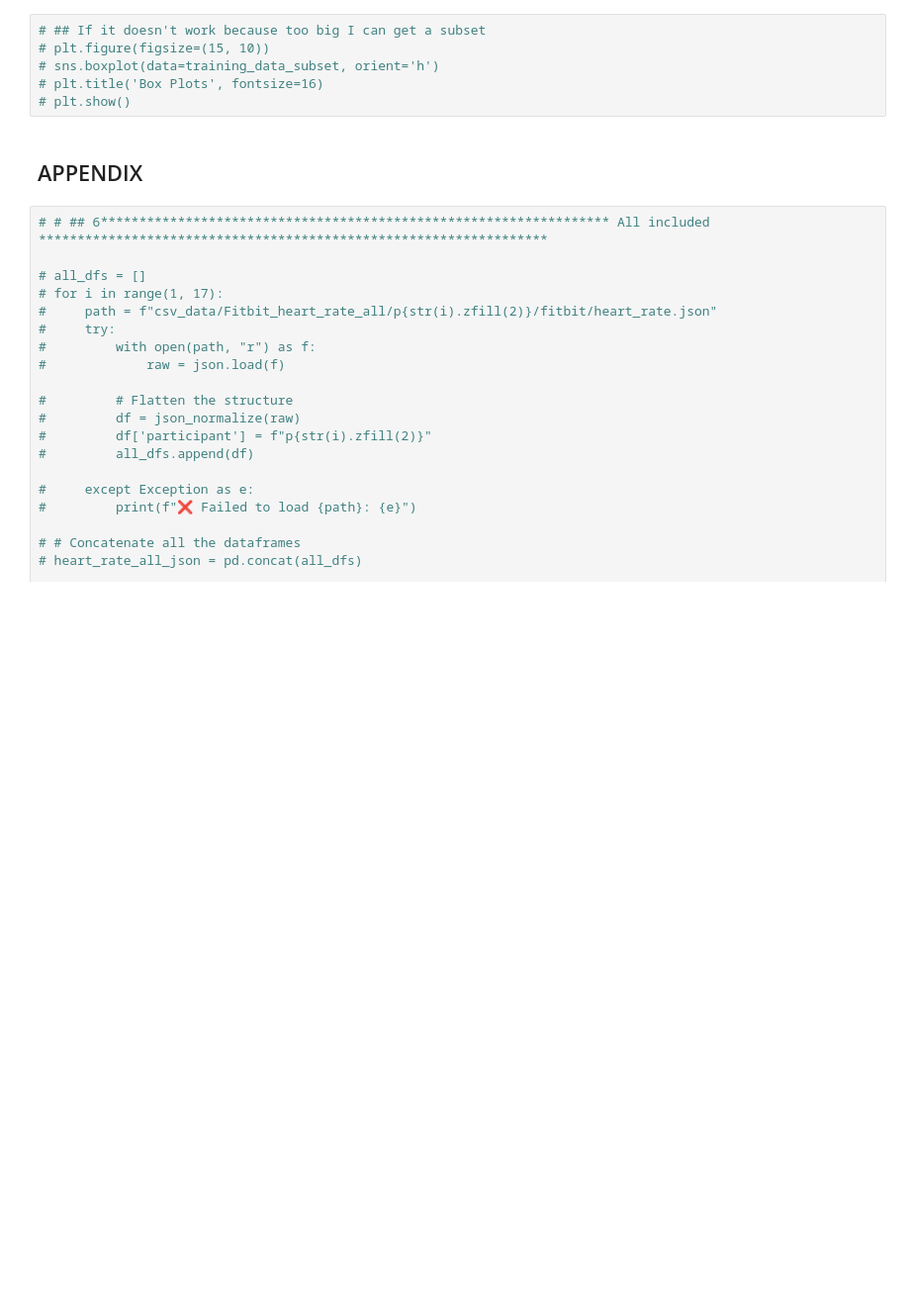
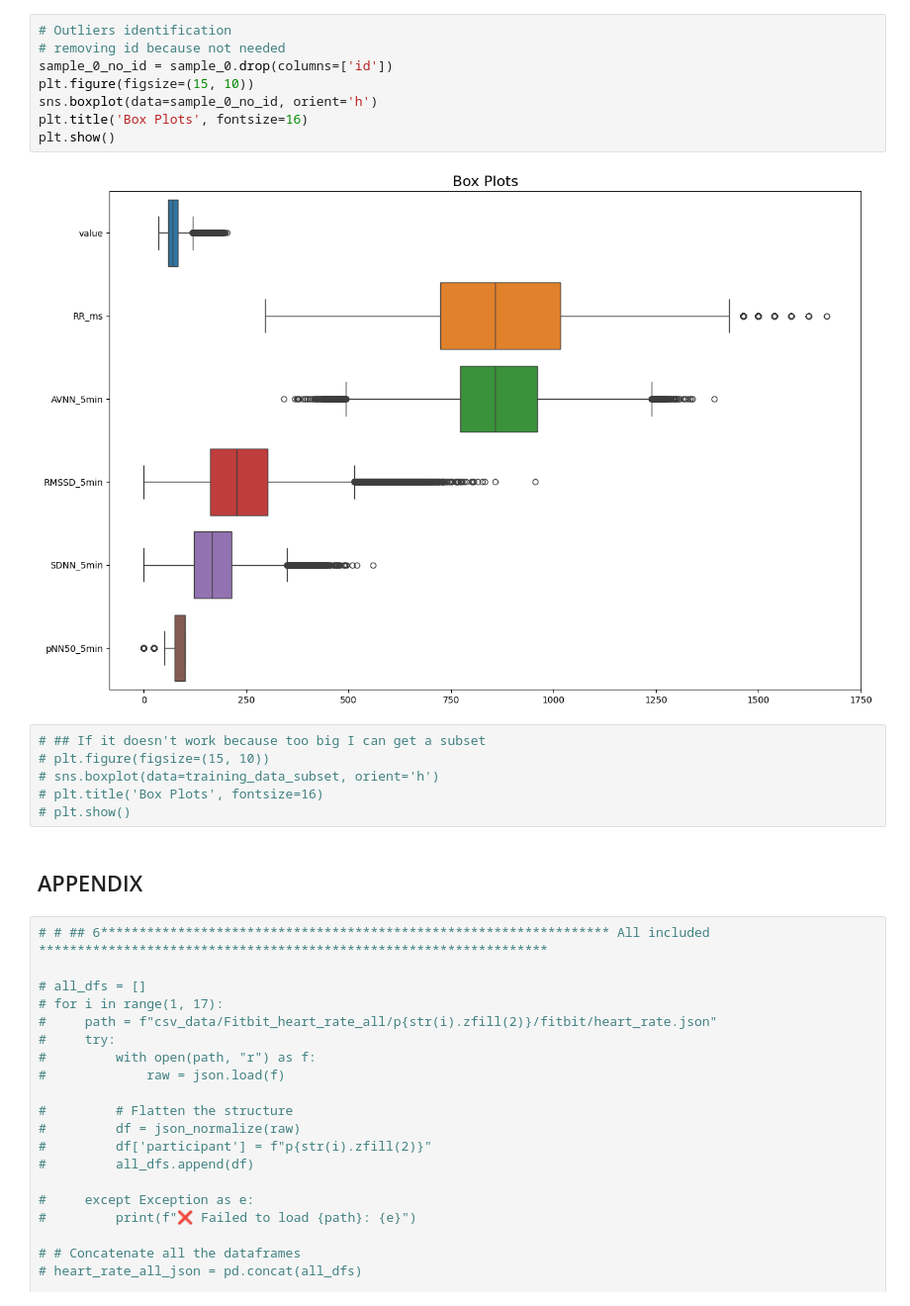
Before and after one commit to esemsc-db24/NewRytm, a Jupyter notebook: EDA.ipynb, the cells around one changed output. Shown: that part at 99% size. Drawn from its saved outputs; the diff is of its cells as text; blank space fills up the shorter version.

```diff
--- a/EDA.ipynb
+++ b/EDA.ipynb
@@ -129,3 +113,13 @@ sample_data_processed.head(10)
+# %%
+# Outliers identification
+# removing id because not needed
+sample_0_no_id = sample_0.drop(columns=['id'])
+plt.figure(figsize=(15, 10))
+sns.boxplot(data=sample_0_no_id, orient='h')
+plt.title('Box Plots', fontsize=16)
+plt.show()
+# %% [output]
+[figure, added]
 # %%
 # ## If it doesn't work because too big I can get a subset
 # plt.figure(figsize=(15, 10))
```
Also changed, not shown: parts of 19 cells of this notebook, 4 other files.
